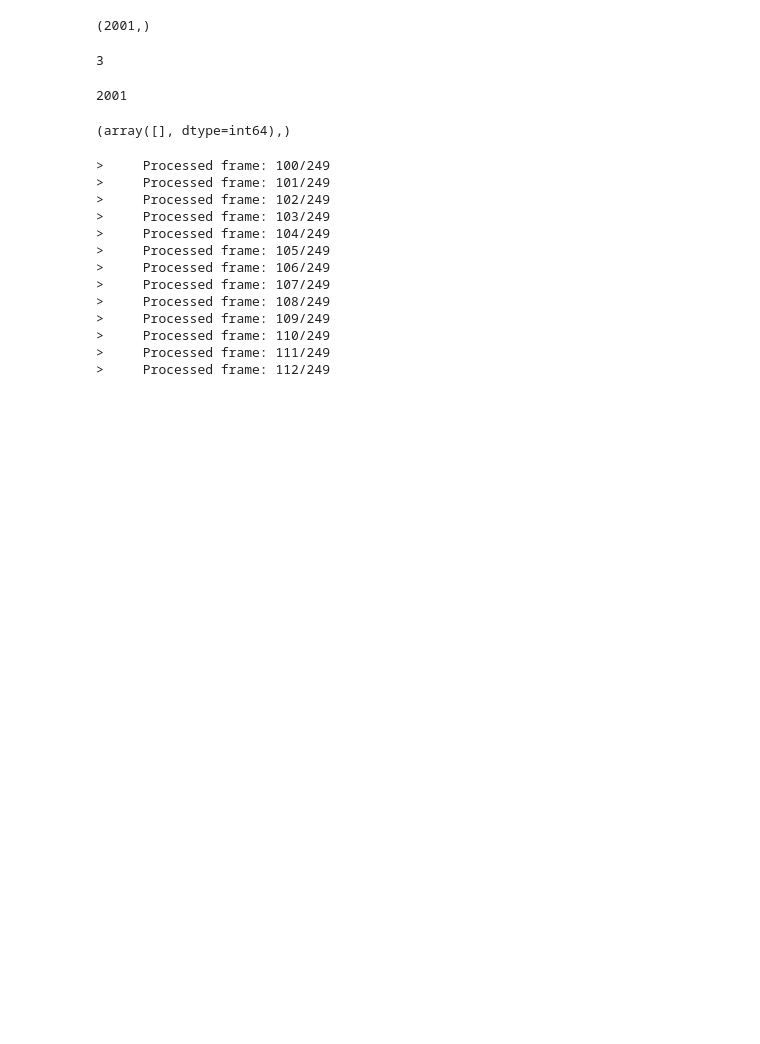
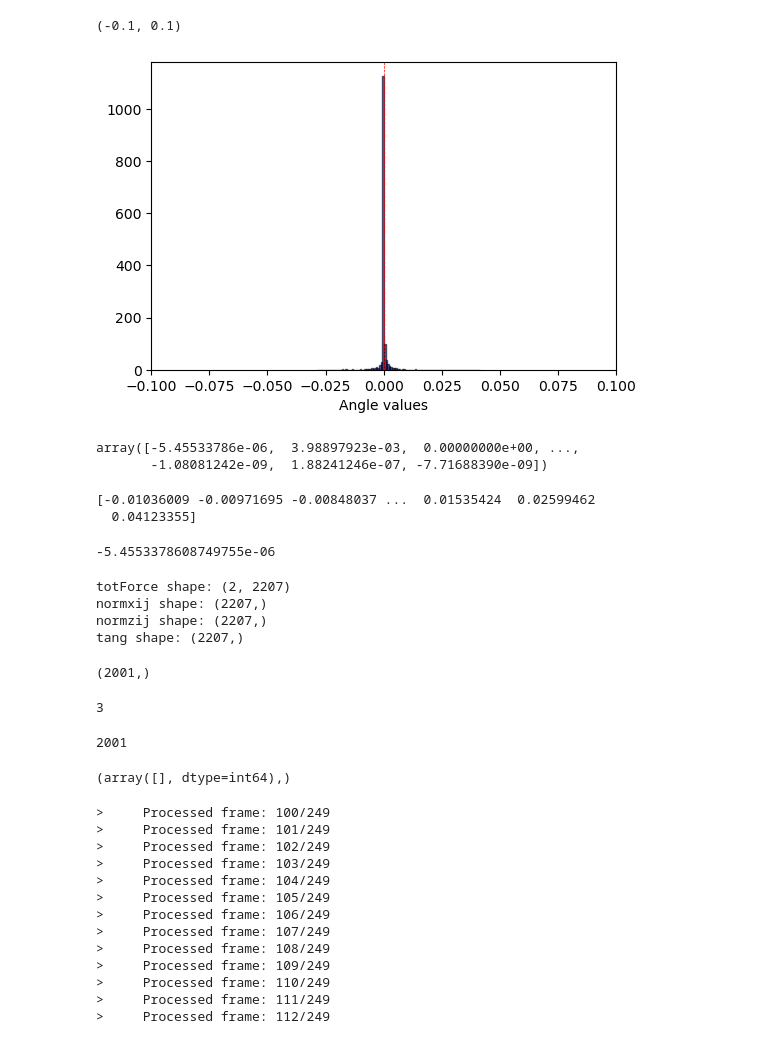
Before and after one commit to rahul-pandare/LF-DEM_notebooks, a Jupyter notebook: Rough.ipynb, the cells around one changed output. Cells and saved outputs as stored; diff of their text form; code cells hidden in the pictures; blank space fills up the shorter version.

```diff
--- a/Rough.ipynb
+++ b/Rough.ipynb
@@ -93,3 +65,43 @@ tang shape: (2207,)
+# %%
+mean_value = np.mean(anglee)
+
+# Create histogram
+plt.figure(figsize=(6,4))
+plt.hist(anglee, bins=100, density=True, alpha=0.6, color='b', edgecolor='black')
+
+# Plot the mean as a vertical line
+plt.axvline(mean_value, color='red', linestyle='dashed', linewidth=.5, label=f'Mean = {mean_value:.3f}')
+
+# Labels and title
+plt.xlabel("Angle values")
+plt.xlim([-.1, .1])
+# %% [output]
+(-0.1, 0.1)
+[figure, added]
+# %%
+anglee
+# %% [output]
+array([-5.45533786e-06,  3.98897923e-03,  0.00000000e+00, ...,
+       -1.08081242e-09,  1.88241246e-07, -7.71688390e-09])
+# %%
+print(np.sort(anglee)[10:])
+# %% [output]
+[-0.01036009 -0.00971695 -0.00848037 ...  0.01535424  0.02599462
+  0.04123355]
+# %%
+anglee[0]
+# %% [output]
+-5.4553378608749755e-06
+# %%
+print("totForce shape:", totForce.shape)  # Should be (2438, 2)
+print("normxij shape:", normxij.shape)    # Should be (2438,)
+print("normzij shape:", normzij.shape)    # Should be (2438,)
+print("tang shape:", tangInts.shape)
+# %% [output]
+totForce shape: (2, 2207)
+normxij shape: (2207,)
+normzij shape: (2207,)
+tang shape: (2207,)
 # %%
 data = np.loadtxt('/Volumes/rahul_2TB/high_bidispersity/new_data/NP_1000/phi_0.785/ar_4.0/Vr_0.75/run_1/data_random_seed_params_stress100r_shear.dat')
 # %%
```
Also changed, not shown: parts of 15 cells of this notebook, 4 other files.
